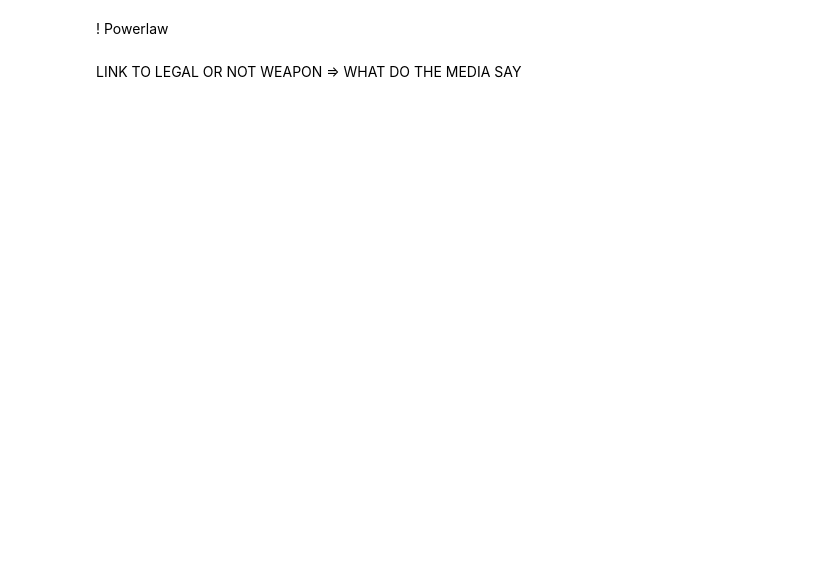
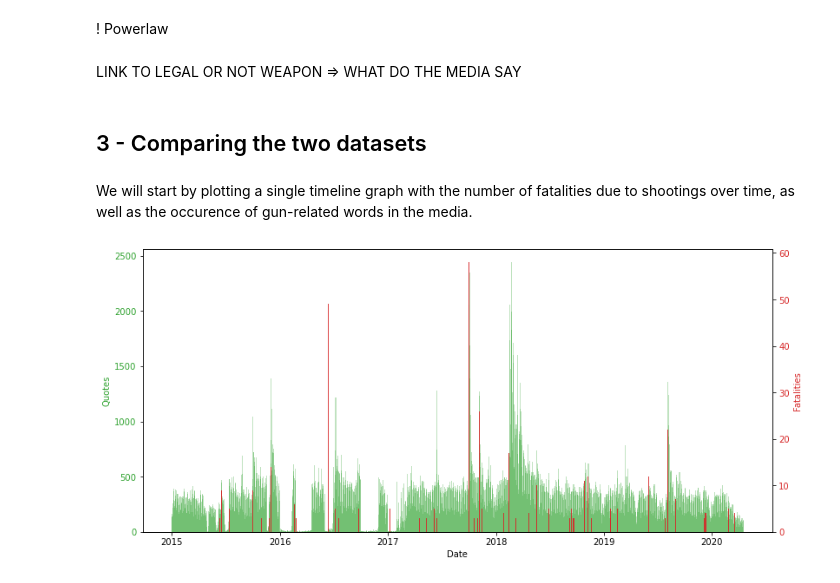
Before and after one commit to epfl-ada/ada-2021-project-clezemath, a Jupyter notebook: milestone2.ipynb, the cells around one changed output. Saved outputs shown, nothing was run; the diff lists cells and outputs as text; code cells hidden in the pictures; blank space fills up the shorter version.

```diff
--- a/milestone2.ipynb
+++ b/milestone2.ipynb
@@ -110,6 +110,9 @@ We now have our desired dataframe: one row is one day, and for each day we have
 # %%
 # Plotting number of quotes that contain keywords on the timeframe of the dataset
 plt.figure(figsize=(15,5))
+
+# We will use this in a comparitive plot in part 3
+backup1 = df[['date','sum']]
 
 plt.bar(df['date'],df['sum'])
 
@@ -216,3 +223,29 @@ plt.title('Fatalities per shooting');
 ! Powerlaw
 # %% [markdown]
 LINK TO LEGAL OR NOT WEAPON => WHAT DO THE MEDIA SAY
+# %% [markdown]
+## 3 - Comparing the two datasets
+# %% [markdown]
+We will start by plotting a single timeline graph with the number of fatalities due to shootings over time, as well as the occurence of gun-related words in the media.
+# %%
+fig, ax1 = plt.subplots(figsize=(13,6))
+
+# Plotting the quotes over time (green barplot)
+color = 'tab:green'
+ax1.set_xlabel('Date')
+ax1.set_ylabel('Quotes', color=color)
+ax1.bar(backup1['date'], backup1['sum'], color=color, alpha=0.3, width = 3)
+ax1.tick_params(axis='y', labelcolor=color)
+
+# Same x-axis, but different y axis
+ax2 = ax1.twinx()
+
+# Plotting the fatalities due to shootings over time (red barplot)
+color = 'tab:red'
+ax2.set_ylabel('Fatalities', color=color)  # we already handled the x-label with ax1
+ax2.bar(backup2['date'], backup2['fatalities'], color=color, alpha=0.9, width = 3)
+ax2.tick_params(axis='y', labelcolor=color)
+
+plt.show()
+# %% [output]
+[figure, added]
```
Also changed, not shown: parts of 7 cells of this notebook.
